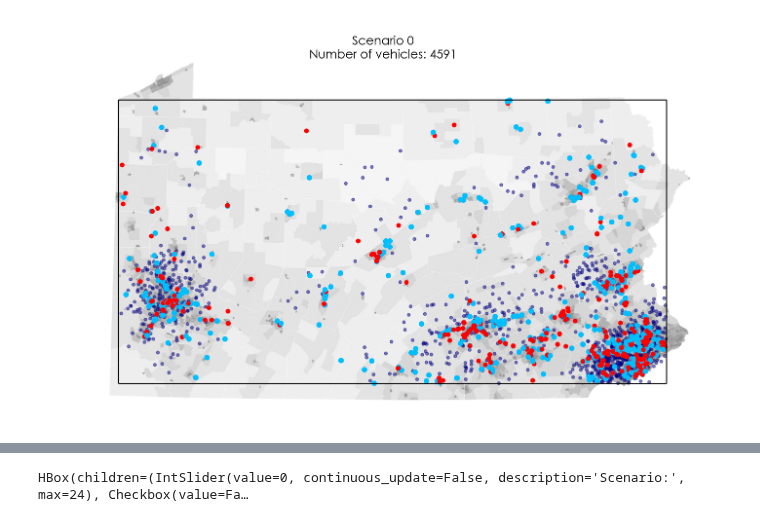
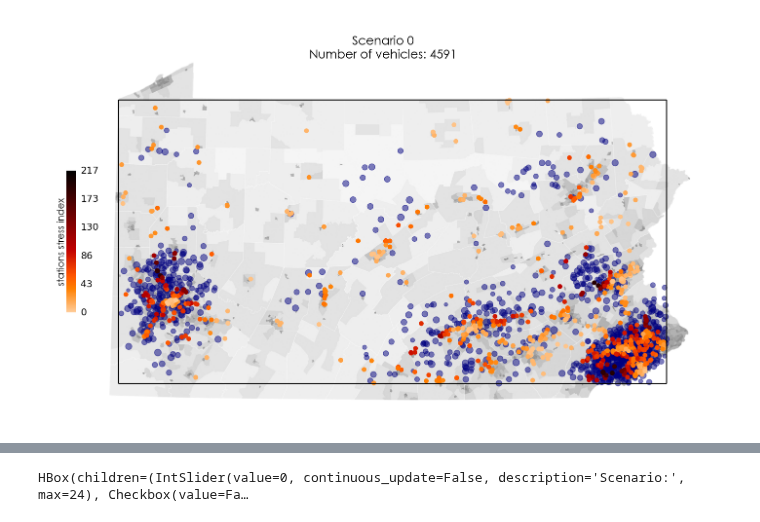
Before and after one commit to juanbeta98/MOPTA-23, a Jupyter notebook: Data/Scenarios Exploring.ipynb, the cells around one changed output, grey strips where cells are left out. Saved outputs shown, nothing was run; the diff lists cells and outputs as text; code cells hidden in the pictures.

```diff
--- a/Data/Scenarios Exploring.ipynb
+++ b/Data/Scenarios Exploring.ipynb
@@ -85,7 +86,7 @@ def plot_scenario(sc=0,show_vehic=True,show_size=True,show_stat=True,show_stress
         else:
             plt.savefig(path+f"/Sample Configs toy/Random_{sc}",dpi=300,transparent=True)
 # %%
-plot_scenario(0,show_vehic=True,show_size=False,show_stat=False,show_stressed=True,random_stats=False, opt_stats=S)
+plot_scenario(0,show_vehic=True,show_size=True,show_stat=True,show_stressed=True,random_stats=False)
 # %% [output]
-[figure, old version]
+[figure, new version]
 # %%
```
Also changed, not shown: parts of 7 cells of this notebook, 4 other files.
